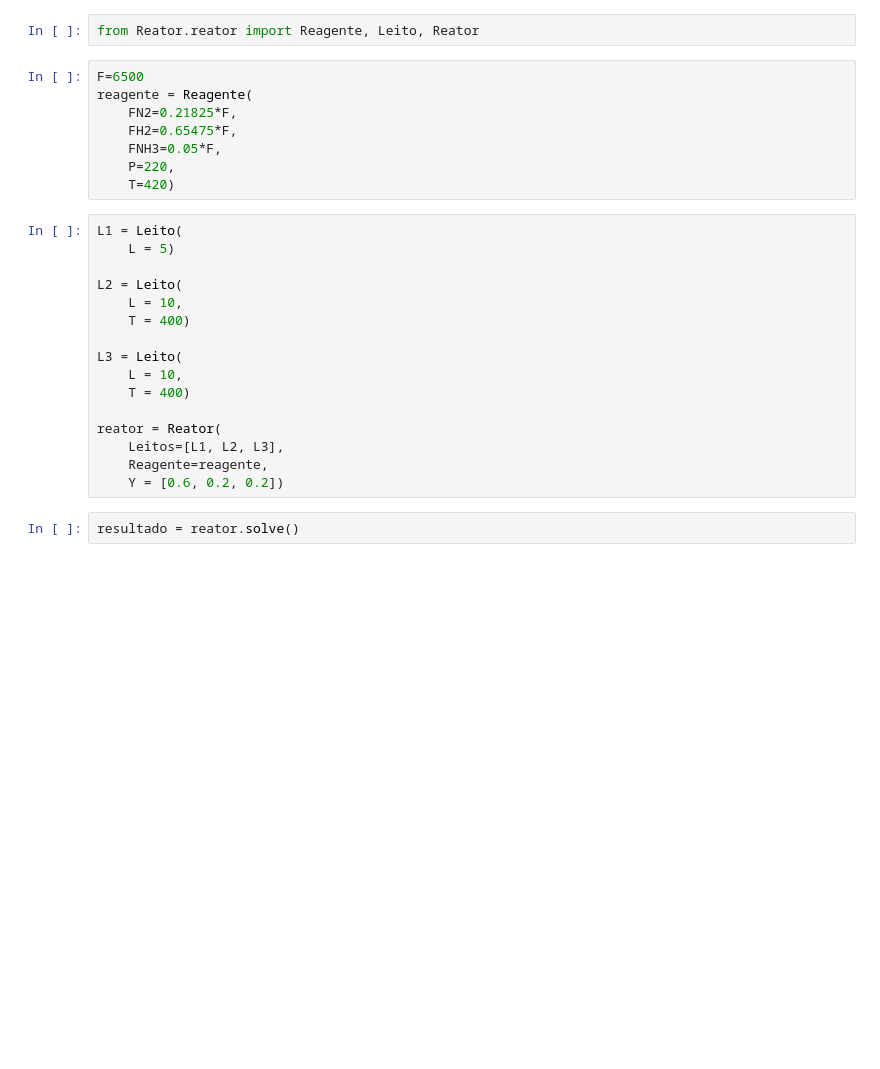
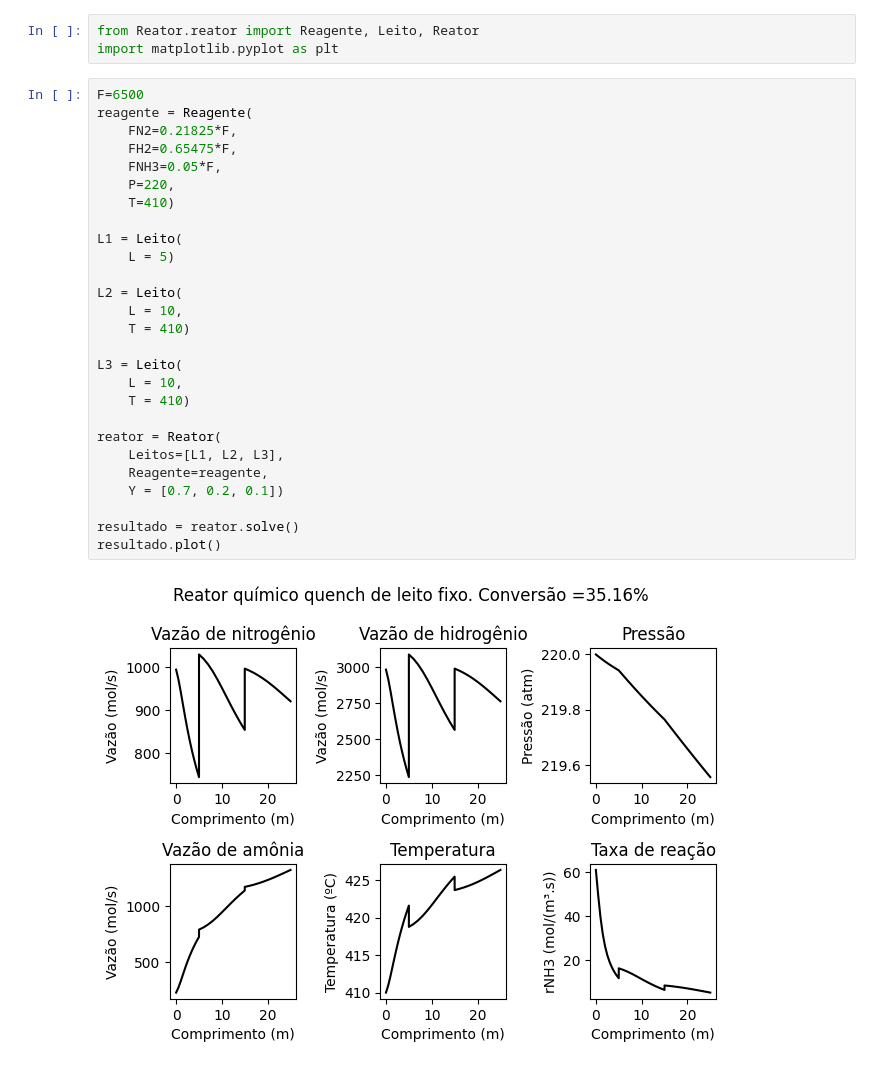
Before and after one commit to GustavoMarzullo/Reator-Quench, a Jupyter notebook: Notebook.ipynb, the cells around one changed output. Saved outputs shown, nothing was run; the diff lists cells and outputs as text; blank space fills up the shorter version.

```diff
--- a/Notebook.ipynb
+++ b/Notebook.ipynb
@@ -1,28 +1,32 @@
 # %%
 from Reator.reator import Reagente, Leito, Reator
+import matplotlib.pyplot as plt
 # %%
 F=6500
 reagente = Reagente(
     FN2=0.21825*F,
     FH2=0.65475*F,
     FNH3=0.05*F,
     P=220,
-    T=420)
+    T=410)
+
+L1 = Leito(
+    L = 5)
+
+L2 = Leito(
+    L = 10,
+    T = 410)
+
+L3 = Leito(
+    L = 10,
+    T = 410)
+
+reator = Reator(
+    Leitos=[L1, L2, L3],
+    Reagente=reagente,
+    Y = [0.7, 0.2, 0.1])
+
+resultado = reator.solve()
+resultado.plot()
+# %% [output]
+[figure, added]
-# %%
-L1 = Leito(
-    L = 5)
-
-L2 = Leito(
-    L = 10,
-    T = 400)
-
-L3 = Leito(
-    L = 10,
-    T = 400)
-
-reator = Reator(
-    Leitos=[L1, L2, L3],
-    Reagente=reagente,
-    Y = [0.6, 0.2, 0.2])
-# %%
-resultado = reator.solve()
```
Also changed, not shown: parts of 4 cells of this notebook.
